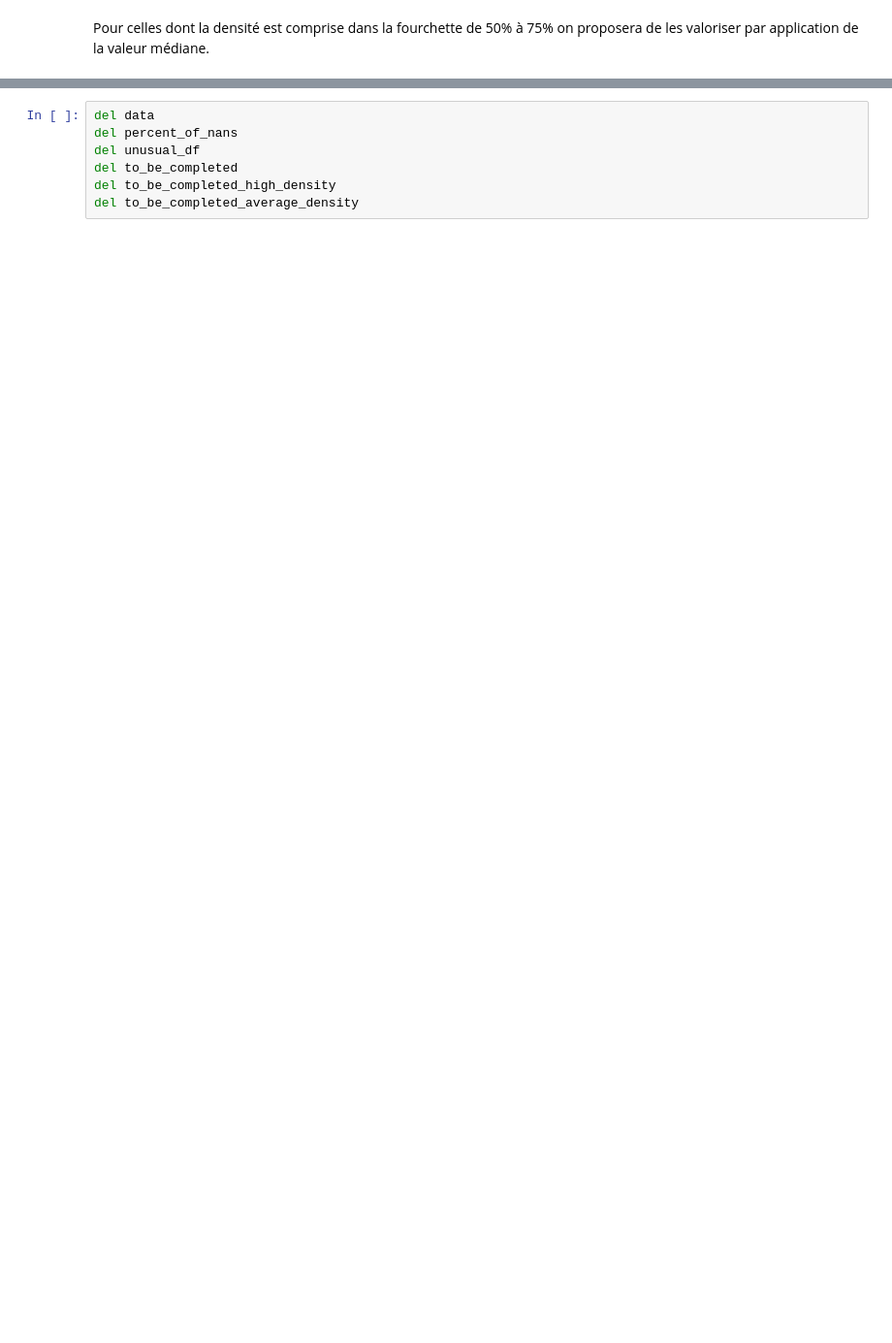
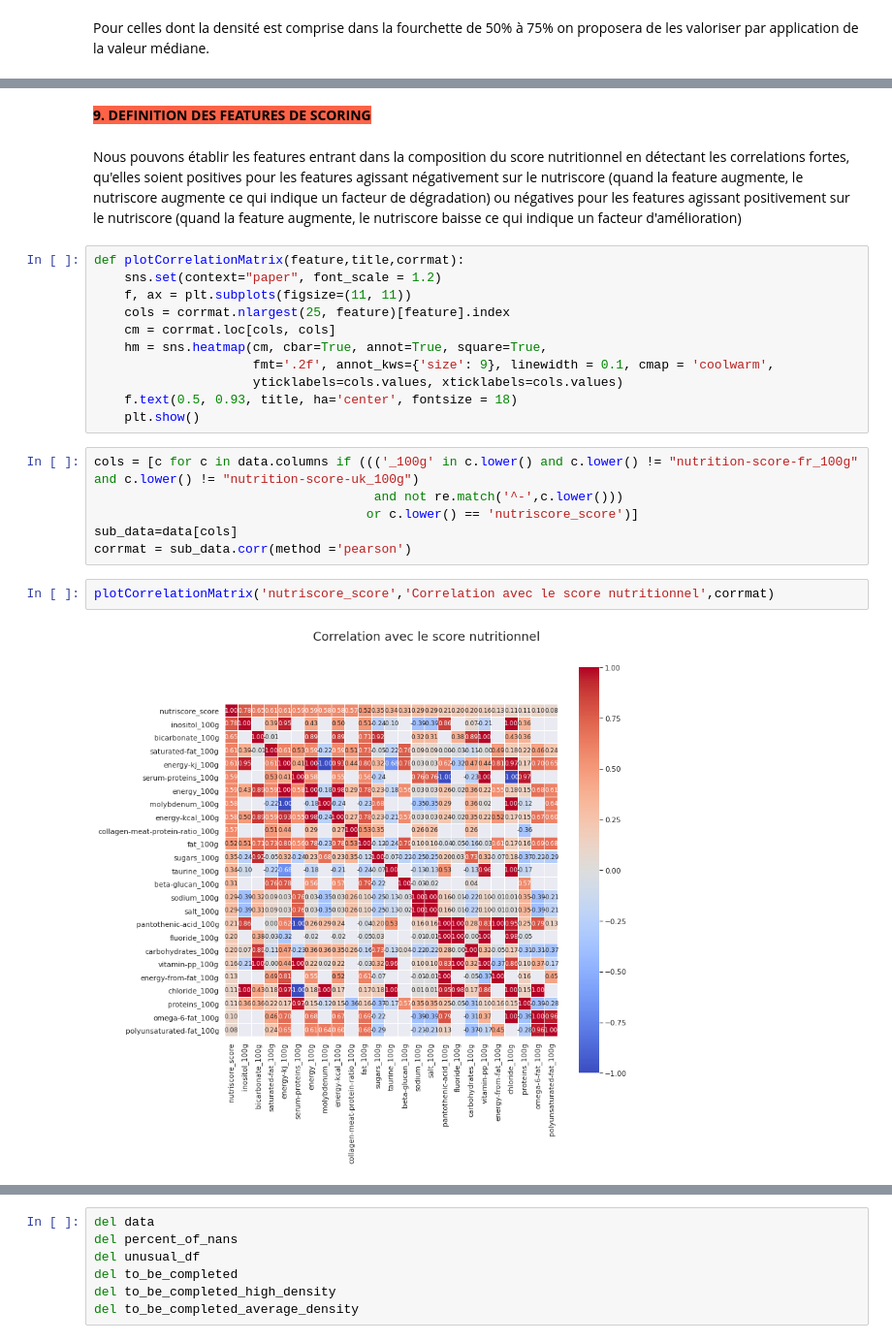
Before and after one commit to aldeponk/openfoodfact, a Jupyter notebook: Discover.ipynb, the cells around one changed output, grey strips where cells are left out. Shown at 97% size. Cells and saved outputs as stored; diff of their text form; blank space fills up the shorter version.

```diff
--- a/Discover.ipynb
+++ b/Discover.ipynb
@@ -742,0 +1059,26 @@ En l'état nous ne projetons pas de traiter les doublons.
+# %% [markdown]
+<b style="background-color:tomato;font-size:14px;">9. DEFINITION DES FEATURES DE SCORING<b>
+    <a id="def_features"></a>
+# %% [markdown]
+Nous pouvons établir les features entrant dans la composition du score nutritionnel en détectant les correlations fortes, qu'elles soient positives pour les features agissant négativement sur le nutriscore (quand la feature augmente, le nutriscore augmente ce qui indique un facteur de dégradation) ou négatives pour les features agissant positivement sur le nutriscore (quand la feature augmente, le nutriscore baisse ce qui indique un facteur d'amélioration)
+# %%
+def plotCorrelationMatrix(feature,title,corrmat):
+    sns.set(context="paper", font_scale = 1.2)
+    f, ax = plt.subplots(figsize=(11, 11))
+    cols = corrmat.nlargest(25, feature)[feature].index
+    cm = corrmat.loc[cols, cols]
+    hm = sns.heatmap(cm, cbar=True, annot=True, square=True,
+                     fmt='.2f', annot_kws={'size': 9}, linewidth = 0.1, cmap = 'coolwarm',
+                     yticklabels=cols.values, xticklabels=cols.values)
+    f.text(0.5, 0.93, title, ha='center', fontsize = 18)
+    plt.show()
+# %%
+cols = [c for c in data.columns if ((('_100g' in c.lower() and c.lower() != "nutrition-score-fr_100g" and c.lower() != "nutrition-score-uk_100g")
+                                     and not re.match('^-',c.lower()))
+                                    or c.lower() == 'nutriscore_score')]
+sub_data=data[cols]
+corrmat = sub_data.corr(method ='pearson')
+# %%
+plotCorrelationMatrix('nutriscore_score','Correlation avec le score nutritionnel',corrmat)
+# %% [output]
+[figure, added]
```
Also changed, not shown: parts of 111 cells of this notebook, 1 other file.
